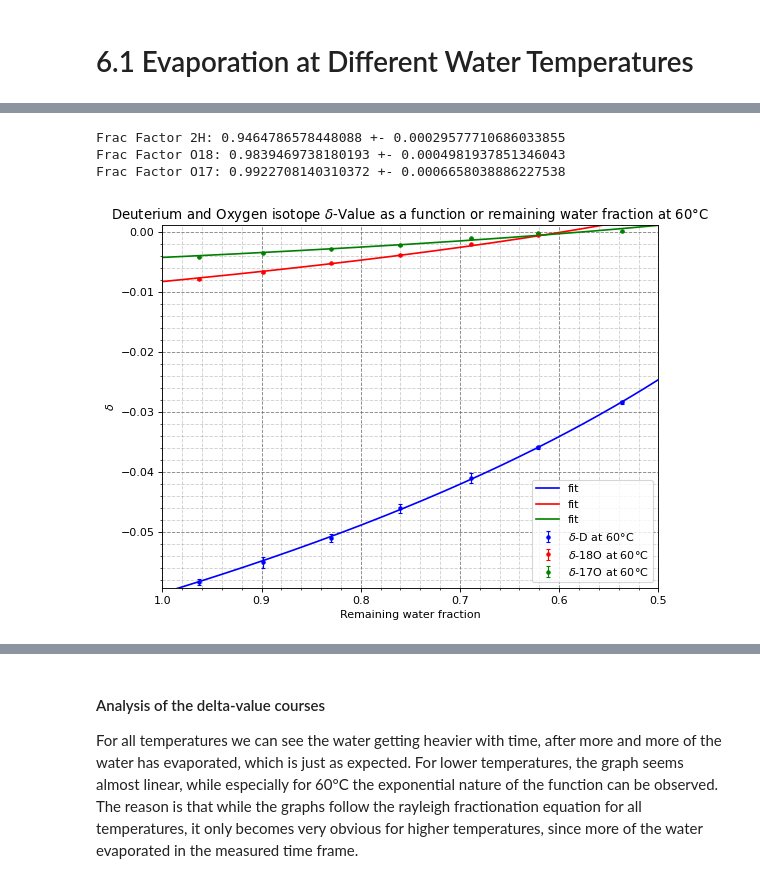
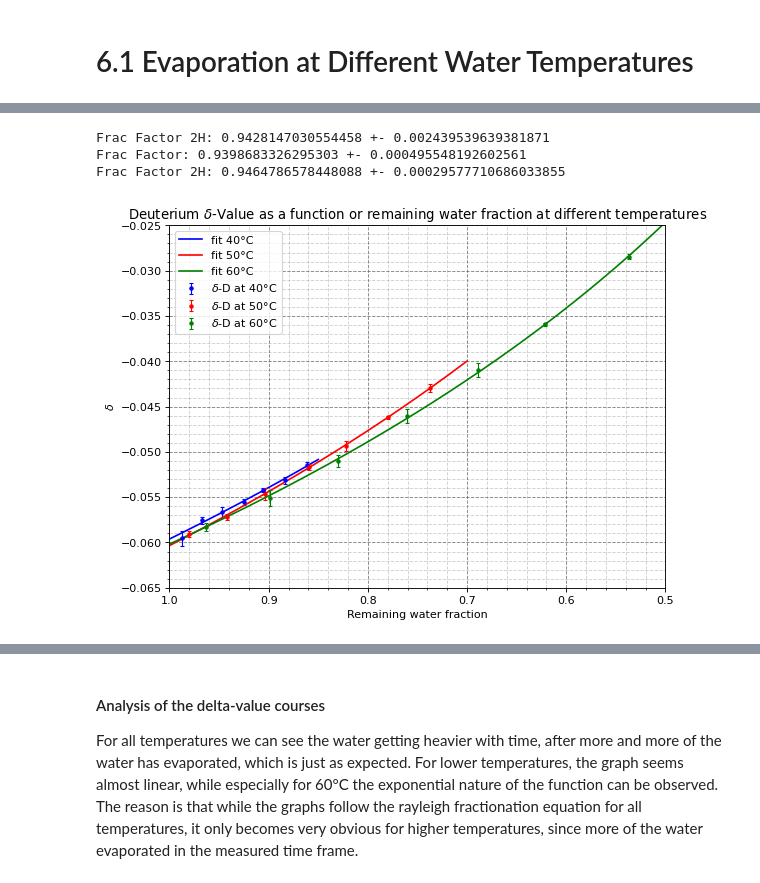
Before and after one commit to fexfl/FP, a Jupyter notebook: F55/F55 Analysis.ipynb, the cells around one changed output, grey strips where cells are left out. Drawn from its saved outputs; the diff is of its cells as text; code cells hidden in the pictures.

Commit message:
Reorganized Temperature plots

```diff
--- a/F55/F55 Analysis.ipynb
+++ b/F55/F55 Analysis.ipynb
@@ -885,37 +812,36 @@ Frac Factor: 0.990601016575072 +- 0.0002461707332265111
-# %%
-# Same for 60°C
-
-popt_w60_2H, pcov_w60_2H = curve_fit(rayleigh, m_W_60, water_60_delta_2H * 10**(-3), sigma = water_60_delta_2H_sd * 10**(-3))
-x_w60_2H = np.linspace(0.5, 1, 1000)
-
-popt_w60_18O, pcov_w60_18O = curve_fit(rayleigh, m_W_60, water_60_delta_18O * 10**(-3), sigma = water_60_delta_18O_sd * 10**(-3))
-x_w60_18O = np.linspace(0.5, 1, 1000)
-
-popt_w60_17O, pcov_w60_17O = curve_fit(rayleigh, m_W_60, water_60_delta_17O * 10**(-3), sigma = water_60_delta_17O_sd * 10**(-3))
-x_w60_17O = np.linspace(0.5, 1, 1000)
-
-plt.figure(figsize=(8, 6), dpi=80)
-plt.errorbar(m_W_60,water_60_delta_2H * 10**(-3), yerr = water_60_delta_2H_sd * 10**(-3), linestyle='None', marker = ".", color = "blue", label="$\delta$-D at 60°C", capsize = 2, elinewidth=1)
-plt.plot(x_w60_2H, rayleigh(x_w60_2H, *popt_w60_2H), label="fit", color = "blue")
-plt.errorbar(m_W_60,water_60_delta_18O * 10**(-3), yerr = water_60_delta_18O_sd * 10**(-3), linestyle='None', marker = ".", color = "red", label="$\delta$-18O at 60°C", capsize = 2, elinewidth=1)
-plt.plot(x_w60_18O, rayleigh(x_w60_18O, *popt_w60_18O), label="fit", color = "red")
-plt.errorbar(m_W_60,water_60_delta_17O * 10**(-3), yerr = water_60_delta_17O_sd * 10**(-3), linestyle='None', marker = ".", color = "green", label="$\delta$-17O at 60°C", capsize = 2, elinewidth=1)
-plt.plot(x_w60_17O, rayleigh(x_w60_17O, *popt_w60_17O), label="fit", color = "green")
-plt.xlabel('Remaining water fraction')
-plt.ylabel('$\delta$')
-plt.title('Deuterium and Oxygen isotope $\delta$-Value as a function or remaining water fraction at 60°C')
-#plt.yscale('log')
-plt.axis([1, 0.5, min(water_60_delta_2H * 10**(-3)) - 0.001, max(water_60_delta_17O * 10**(-3)) + 0.001])
-plt.legend()
-plt.grid(b=True, which='major', color='#666666', linestyle='--', alpha = 0.8)
-plt.grid(b=True, which='minor', color='#666666', linestyle='--', alpha = 0.3)
-plt.minorticks_on()
-
-print("Frac Factor 2H:", popt_w60_2H[0], "+-", np.sqrt(pcov_w60_2H[0,0]))
-print("Frac Factor O18:", popt_w60_18O[0], "+-", np.sqrt(pcov_w60_18O[0,0]))
-print("Frac Factor O17:", popt_w60_17O[0], "+-", np.sqrt(pcov_w60_17O[0,0]))
-# %% [output]
-Frac Factor 2H: 0.9464786578448088 +- 0.00029577710686033855
-Frac Factor O18: 0.9839469738180193 +- 0.0004981937851346043
-Frac Factor O17: 0.9922708140310372 +- 0.0006658038886227538
-[figure, removed]
+# %%
+# Plot the delta 2H Values for all temperatures
+popt_w40_2H, pcov_w40_2H = curve_fit(rayleigh, m_W_40, water_40_delta_2H * 10**(-3), sigma = water_40_delta_2H_sd * 10**(-3))
+x_w40_2H = np.linspace(0.85, 1, 1000)
+
+popt_w50_2H, pcov_w50_2H = curve_fit(rayleigh, m_W_50, water_50_delta_2H * 10**(-3), sigma = water_50_delta_2H_sd * 10**(-3))
+x_w50_2H = np.linspace(0.7, 1, 1000)
+
+popt_w60_2H, pcov_w60_2H = curve_fit(rayleigh, m_W_60, water_60_delta_2H * 10**(-3), sigma = water_60_delta_2H_sd * 10**(-3))
+x_w60_2H = np.linspace(0.5, 1, 1000)
+
+plt.figure(figsize=(8, 6), dpi=80)
+plt.errorbar(m_W_40,water_40_delta_2H * 10**(-3), yerr = water_40_delta_2H_sd * 10**(-3), linestyle='None', marker = ".", color = "blue", label="$\delta$-D at 40°C", capsize = 2, elinewidth=1)
+plt.plot(x_w40_2H, rayleigh(x_w40_2H, *popt_w40_2H), label="fit 40°C", color = "blue")
+plt.errorbar(m_W_50,water_50_delta_2H * 10**(-3), yerr = water_50_delta_2H_sd * 10**(-3), linestyle='None', marker = ".", color = "red", label="$\delta$-D at 50°C", capsize = 2, elinewidth=1)
+plt.plot(x_w50_2H, rayleigh(x_w50_2H, *popt_w50_2H), label="fit 50°C", color = "red")
+plt.errorbar(m_W_60,water_60_delta_2H * 10**(-3), yerr = water_60_delta_2H_sd * 10**(-3), linestyle='None', marker = ".", color = "green", label="$\delta$-D at 60°C", capsize = 2, elinewidth=1)
+plt.plot(x_w60_2H, rayleigh(x_w60_2H, *popt_w60_2H), label="fit 60°C", color = "green")
+plt.xlabel('Remaining water fraction')
+plt.ylabel('$\delta$')
+plt.title('Deuterium $\delta$-Value as a function or remaining water fraction at different temperatures')
+#plt.yscale('log')
+plt.axis([1, 0.5, -0.065, -0.025])
+plt.legend()
+plt.grid(b=True, which='major', color='#666666', linestyle='--', alpha = 0.8)
+plt.grid(b=True, which='minor', color='#666666', linestyle='--', alpha = 0.3)
+plt.minorticks_on()
+
+print("Frac Factor 2H:", popt_w40_2H[0], "+-", np.sqrt(pcov_w40_2H[0,0]))
+print("Frac Factor:", popt_w50_2H[0], "+-", np.sqrt(pcov_w50_2H[0,0]))
+print("Frac Factor 2H:", popt_w60_2H[0], "+-", np.sqrt(pcov_w60_2H[0,0]))
+# %% [output]
+Frac Factor 2H: 0.9428147030554458 +- 0.002439539639381871
+Frac Factor: 0.9398683326295303 +- 0.000495548192602561
+Frac Factor 2H: 0.9464786578448088 +- 0.00029577710686033855
+[figure, added]
```
Also changed, not shown: parts of 4 cells of this notebook.
